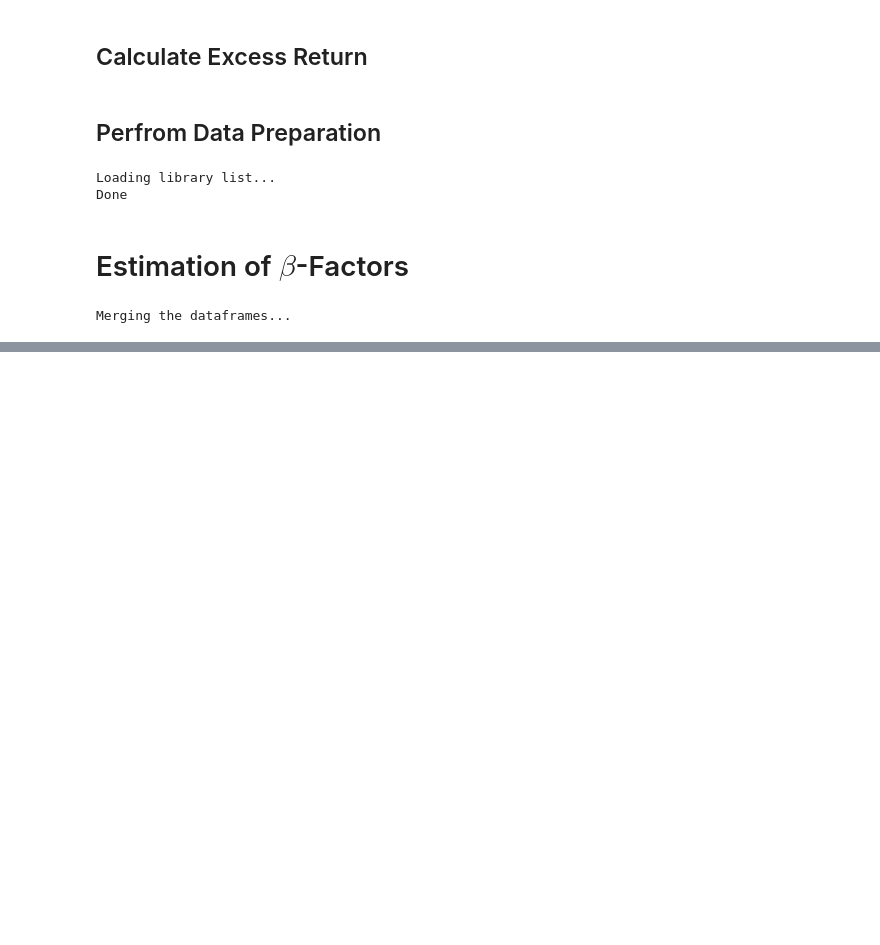
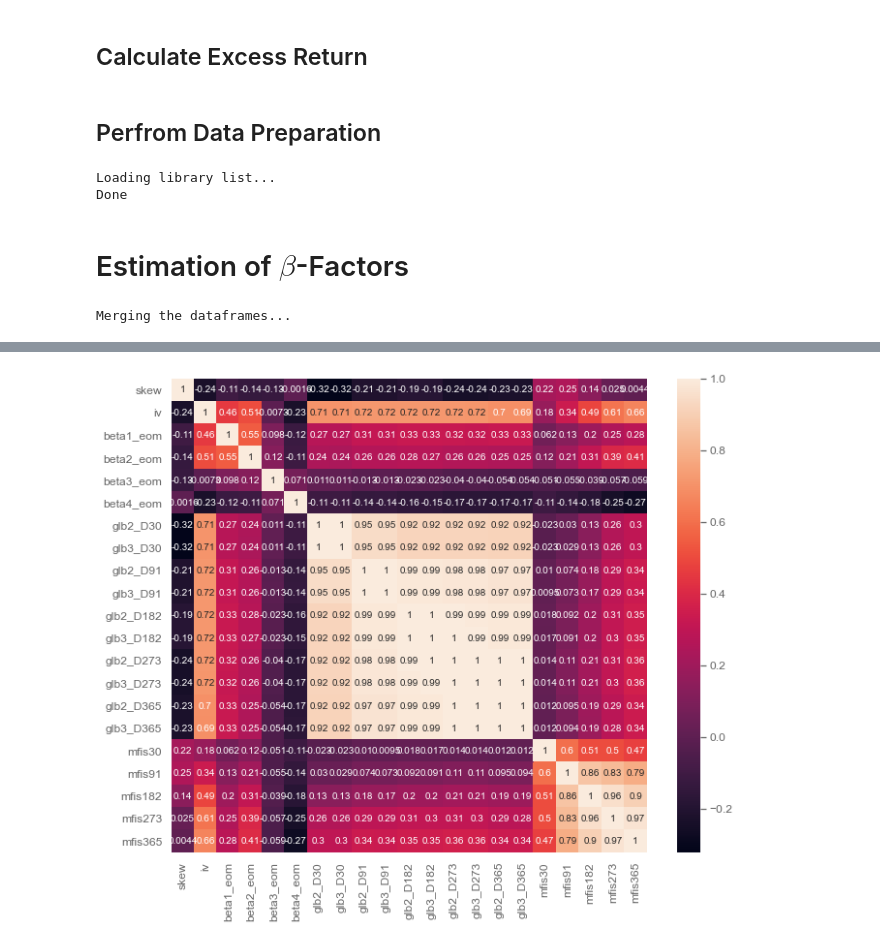
Before and after one commit to iewaij/qs, a Jupyter notebook: Group_Project_SSydow.ipynb, the cells around one changed output, grey strips where cells are left out. Saved outputs shown, nothing was run; the diff lists cells and outputs as text; code cells hidden in the pictures; blank space fills up the shorter version.

```diff
--- a/Group_Project_SSydow.ipynb
+++ b/Group_Project_SSydow.ipynb
@@ -263,0 +435,41 @@ Merging the dataframes...
+# %%
+def corrmatrix_heatmap(df, columns):
+
+    X = df[columns]
+
+    # Compute the correlation matrix
+    corrMatrix = X.corr()
+
+    # Set up the matplotlib figure
+    f, ax = plt.subplots(figsize=(11, 9))
+
+    sns.heatmap(corrMatrix, annot=True)
+    # plt.savefig('corrMatrix_heatmap.jpeg', dpi=200, format='jpeg')
+# %%
+# define columns to calculate pearson correlation coefficient for
+columns = ['skew',
+           'iv',
+           'beta1_eom',
+           'beta2_eom',
+           'beta3_eom',
+           'beta4_eom',
+           'glb2_D30',
+           'glb3_D30',
+           'glb2_D91',
+           'glb3_D91',
+           'glb2_D182',
+           'glb3_D182',
+           'glb2_D273',
+           'glb3_D273',
+           'glb2_D365',
+           'glb3_D365',
+           'mfis30',
+           'mfis91',
+           'mfis182',
+           'mfis273',
+           'mfis365']
+
+# execute function
+corrmatrix_heatmap(df=df_stocks_betas_options, columns=columns)
+# %% [output]
+[figure, added]
```
Also changed, not shown: parts of 15 cells of this notebook.
